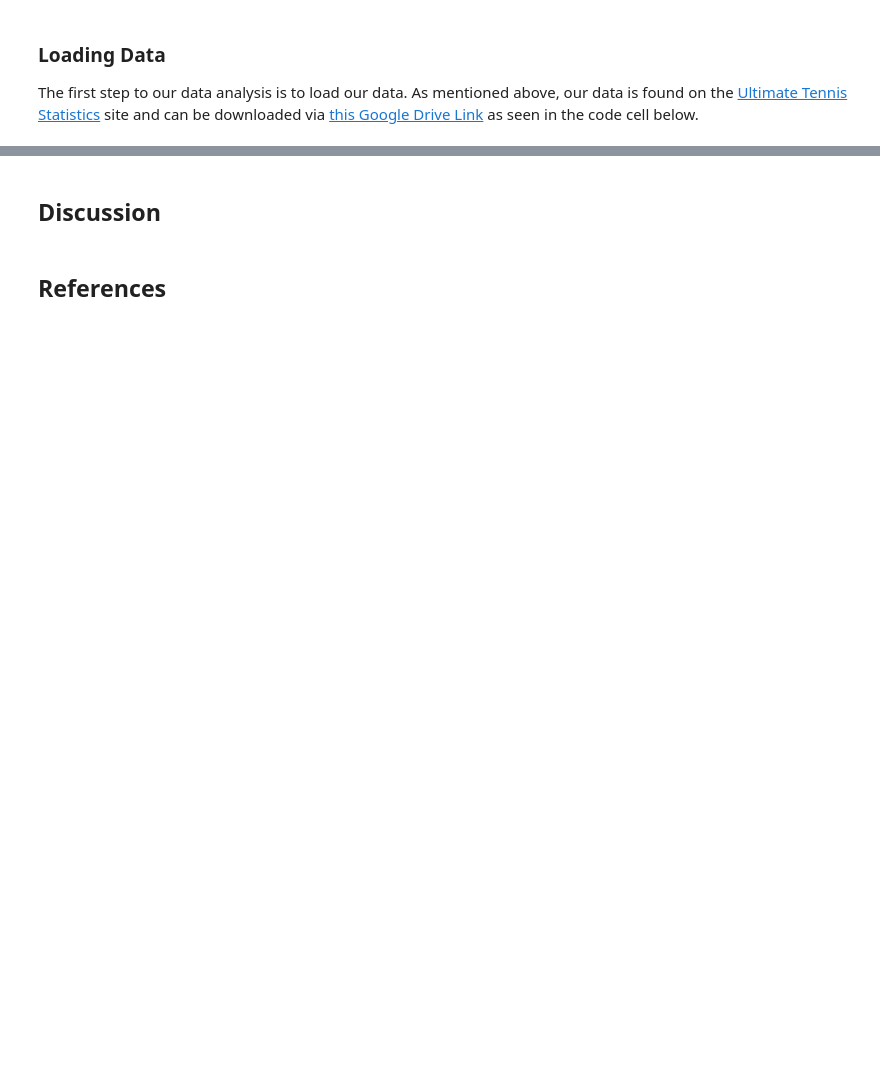
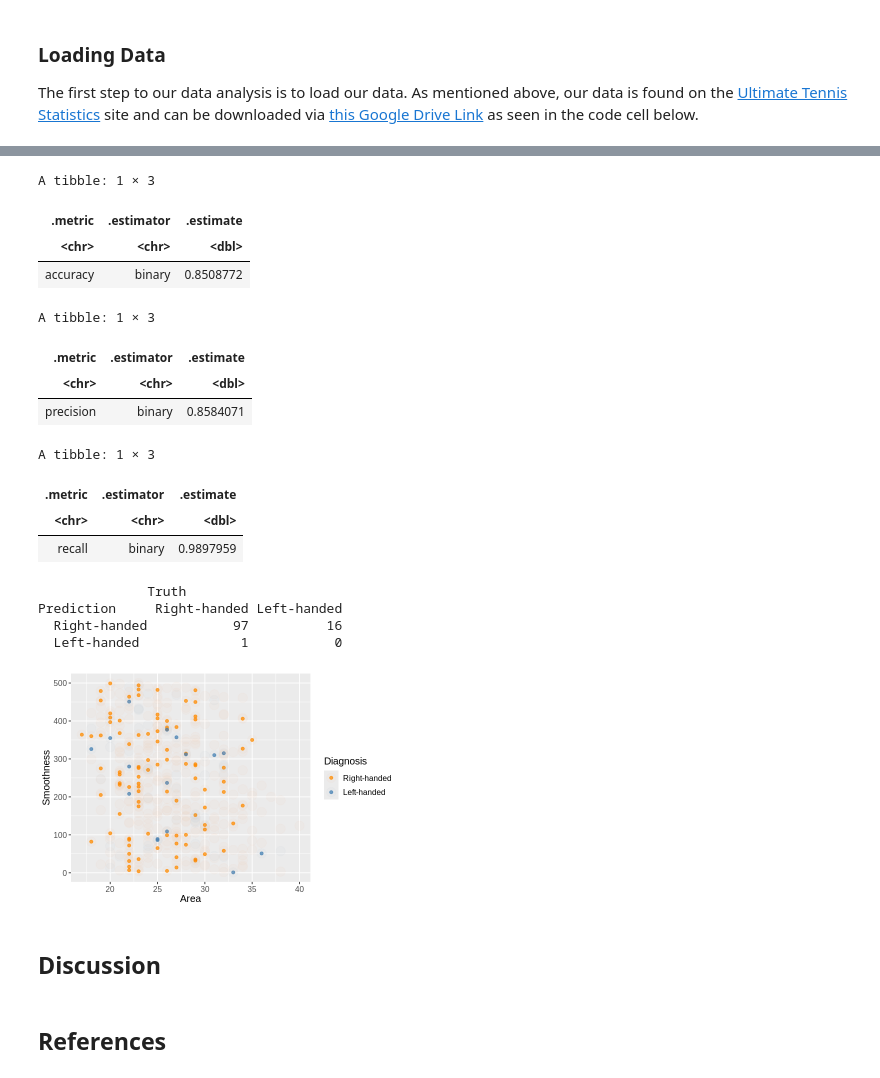
Before and after one commit to lu-ben/dsci-project, a Jupyter notebook: report.ipynb, the cells around one changed output, grey strips where cells are left out. Saved outputs shown, nothing was run; the diff lists cells and outputs as text; code cells hidden in the pictures; blank space fills up the shorter version.

```diff
--- a/report.ipynb
+++ b/report.ipynb
@@ -195,3 +234,71 @@ grid.arrange(plot1, plot2, plot3, ncol = 2)
+# %%
+knn_spec_new <- nearest_neighbor(weight_func = "rectangular", neighbors = 10) |>
+  set_engine("kknn") |>
+  set_mode("classification")
+
+knn_fit <- workflow() |>
+  add_recipe(knn_recipe) |>
+  add_model(knn_spec_new) |>
+  fit(data = players_train)
+
+
+
+player_test_predictions <- predict(knn_fit, players_test) |>
+  bind_cols(players_test)
+
+# wkflw_plot <-
+#   ggplot() +
+#   geom_point(data = player_test_predictions,
+#              mapping = aes(x = age,
+#                            y = curr_rank,
+#                            color = handedness),
+#              alpha = 0.75) +
+#   geom_point(data = player_data_clean,
+#              mapping = aes(x = age,
+#                            y = curr_rank,
+#                            color = handedness),
+#              alpha = 0.02,
+#              size = 5) +
+#   labs(color = "Diagnosis",
+#        x = "Area",
+#        y = "Smoothness") +
+#   scale_color_manual(values = c("darkorange", "steelblue")) +
+#   theme(text = element_text(size = 12))
+
+# wkflw_plot
+
+
+player_test_predictions |>
+  metrics(truth = handedness, estimate = .pred_class) |>
+  filter(.metric == "accuracy")
+
+player_test_predictions |>
+    precision(truth = handedness, estimate = .pred_class, event_level="first")
+
+player_test_predictions |>
+    recall(truth = handedness, estimate = .pred_class, event_level="first")
+
+confusion_matrix <- player_test_predictions |>
+    conf_mat(truth = handedness, estimate = .pred_class)
+confusion_matrix
+# %% [output]
+A tibble: 1 × 3
+| .metric | .estimator | .estimate |
+| <chr> | <chr> | <dbl> |
+| accuracy | binary | 0.8508772 |
+A tibble: 1 × 3
+| .metric | .estimator | .estimate |
+| <chr> | <chr> | <dbl> |
+| precision | binary | 0.8584071 |
+A tibble: 1 × 3
+| .metric | .estimator | .estimate |
+| <chr> | <chr> | <dbl> |
+| recall | binary | 0.9897959 |
+              Truth
+Prediction     Right-handed Left-handed
+  Right-handed           97          16
+  Left-handed             1           0
+[figure, added]
 # %% [markdown]
 ## Discussion <a name="d"/>
 # %% [markdown]
```
Also changed, not shown: parts of 12 cells of this notebook.
